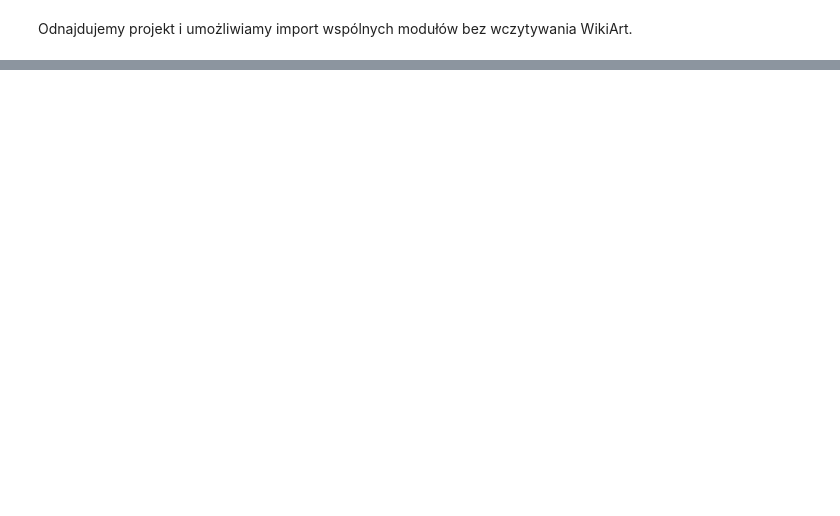
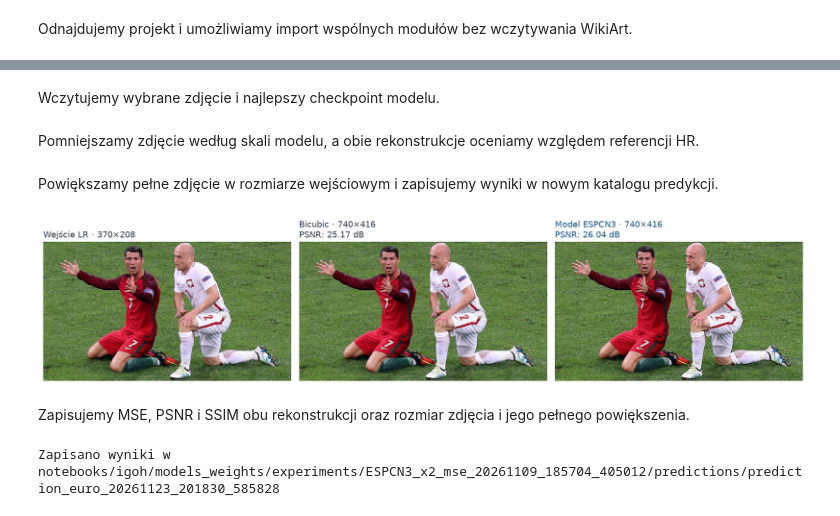
Before and after one commit to MateuszGalinski/image-inpainting-and-super-resolution, a Jupyter notebook: notebooks/igoh/05_perform_sr.ipynb, the cells around one changed output, grey strips where cells are left out. Saved outputs shown, nothing was run; the diff lists cells and outputs as text; code cells hidden in the pictures; blank space fills up the shorter version.

```diff
--- a/notebooks/igoh/05_perform_sr.ipynb
+++ b/notebooks/igoh/05_perform_sr.ipynb
@@ -79,0 +66,13 @@ Zapisano: notebooks/igoh/models_weights/experiments/EDSR4_x2_mse_20261109_192402
+# %% [markdown]
+Wczytujemy wybrane zdjęcie i najlepszy checkpoint modelu.
+# %%
+if PHOTO_NAME not in photo_names:
+    raise ValueError("Wpisz w PHOTO_NAME nazwę pliku z listy dostępnych zdjęć.")
+
+with Image.open(PHOTOS_PATH / PHOTO_NAME) as image:
+    original = ImageOps.exif_transpose(image).convert("RGB")
+
+model, checkpoint = load_model(RUN_PATH / "best.pt", DEVICE)
+scale = model.scale_factor
+# %% [markdown]
+Pomniejszamy zdjęcie według skali modelu, a obie rekonstrukcje oceniamy względem referencji HR.
@@ -79,0 +107,54 @@ Zapisano: notebooks/igoh/models_weights/experiments/EDSR4_x2_mse_20261109_192402
+# %% [markdown]
+Powiększamy pełne zdjęcie w rozmiarze wejściowym i zapisujemy wyniki w nowym katalogu predykcji.
+# %%
+full_sr = predict_image(
+    model, original, DEVICE, tile_size=TILE_SIZE, show_progress=SHOW_PROGRESS
+)
+
+timestamp = datetime.now().strftime("%Y%m%d_%H%M%S_%f")
+photo_stem = Path(PHOTO_NAME).stem
+output_path = RUN_PATH / "predictions" / f"prediction_{photo_stem}_{timestamp}"
+output_path.mkdir(parents=True, exist_ok=False)
+
+full_sr.save(output_path / f"full_x{scale}_sr.png")
+
+set_plot_style()
+figure = plot_user_prediction(
+    lr,
+    bicubic,
+    sr,
+    scores["bicubic"]["psnr_db"],
+    scores["model"]["psnr_db"],
+    model_name=checkpoint["config"]["experiment_name"],
+)
+figure.savefig(output_path / "comparison.png", dpi=150, bbox_inches="tight")
+display(figure)
+plt.close(figure)
+# %% [output]
+[figure, added]
+# %% [markdown]
+Zapisujemy MSE, PSNR i SSIM obu rekonstrukcji oraz rozmiar zdjęcia i jego pełnego powiększenia.
+# %%
+summary = {
+    "photo": PHOTO_NAME,
+    "architecture": checkpoint["architecture"]["name"],
+    "checkpoint_epoch": checkpoint["epoch"],
+    "scale": scale,
+    "original_size": f"{original.width}x{original.height}",
+    "hr_reference_size": f"{hr.width}x{hr.height}",
+    "lr_size": f"{lr.width}x{lr.height}",
+    "full_sr_size": f"{full_sr.width}x{full_sr.height}",
+}
+
+for method, metrics in scores.items():
+    for metric, value in metrics.items():
+        summary[f"{method}_{metric}"] = value
+
+with (output_path / "summary.csv").open("w", encoding="utf-8", newline="") as file:
+    writer = csv.DictWriter(file, fieldnames=list(summary))
+    writer.writeheader()
+    writer.writerow(summary)
+
+print(f"Zapisano wyniki w {display_path(output_path)}")
+# %% [output]
+Zapisano wyniki w notebooks/igoh/models_weights/experiments/ESPCN3_x2_mse_20261109_185704_405012/predictions/prediction_euro_20261123_201830_585828
```
Also changed, not shown: parts of 11 cells of this notebook, 8 other files.
